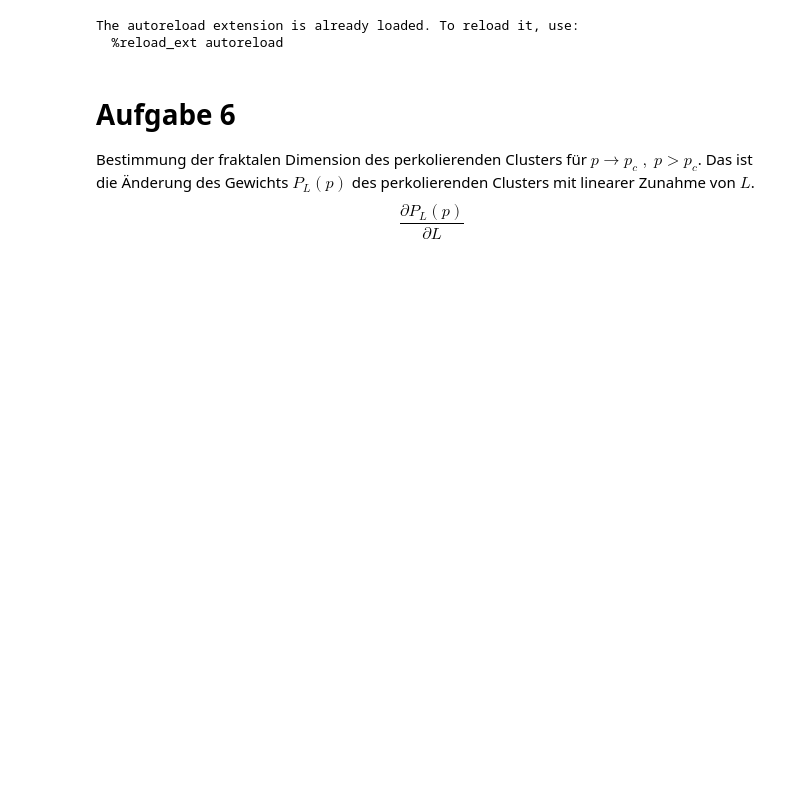
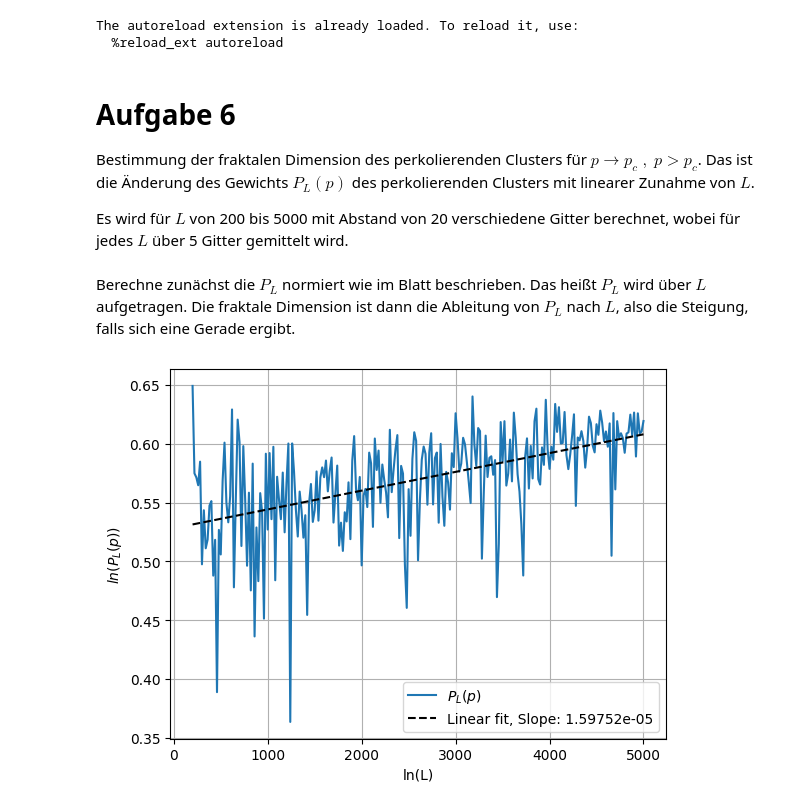
Before and after one commit to Paul0x2A/ComPhySheet1, a Jupyter notebook: ex6.ipynb, the cells around one changed output. Drawn from its saved outputs; the diff is of its cells as text; code cells hidden in the pictures; blank space fills up the shorter version.

```diff
--- a/ex6.ipynb
+++ b/ex6.ipynb
@@ -14,6 +14,7 @@ The autoreload extension is already loaded. To reload it, use:
 # Aufgabe 6
 Bestimmung der fraktalen Dimension des perkolierenden Clusters für $p\rightarrow p_c \;,\; p > p_c$.
 Das ist die Änderung des Gewichts $P_L(p)$ des perkolierenden Clusters mit linearer Zunahme von $L$.
-$$\frac{\partial P_L(p)}{\partial L}$$
+
+Es wird für $L$ von 200 bis 5000 mit Abstand von 20 verschiedene Gitter berechnet, wobei für jedes $L$ über 5 Gitter gemittelt wird.
 # %%
 #@jit()
@@ -37,0 +35,17 @@ L, pl, dL = calc_pl()
+# %% [markdown]
+Berechne zunächst die $P_L$ normiert wie im Blatt beschrieben. Das heißt $P_L$ wird über $L$ aufgetragen.
+Die fraktale Dimension ist dann die Ableitung von $P_L$ nach $L$, also die Steigung, falls sich eine Gerade ergibt.
+# %%
+L, pl, dL = calc_pl(normalize=True)
+# %%
+l = stats.linregress(L, pl)
+x = np.array([L[0], L[-1]])
+fig, ax = plt.subplots()
+ax.plot(L, pl, label='$P_L(p)$')
+ax.plot(x, x*l.slope + l.intercept, 'k--', label=f'Linear fit, Slope: {round(l.slope, 10)}')
+ax.set_xlabel('ln(L)')
+ax.set_ylabel('$ln(P_L(p))$')
+plt.legend()
+plt.grid()
+# %% [output]
+[figure, added]
```
Also changed, not shown: parts of 5 cells of this notebook.
